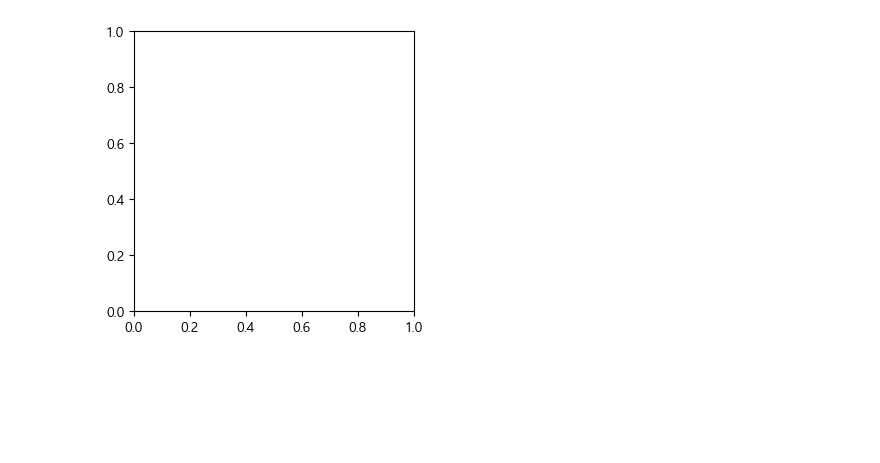
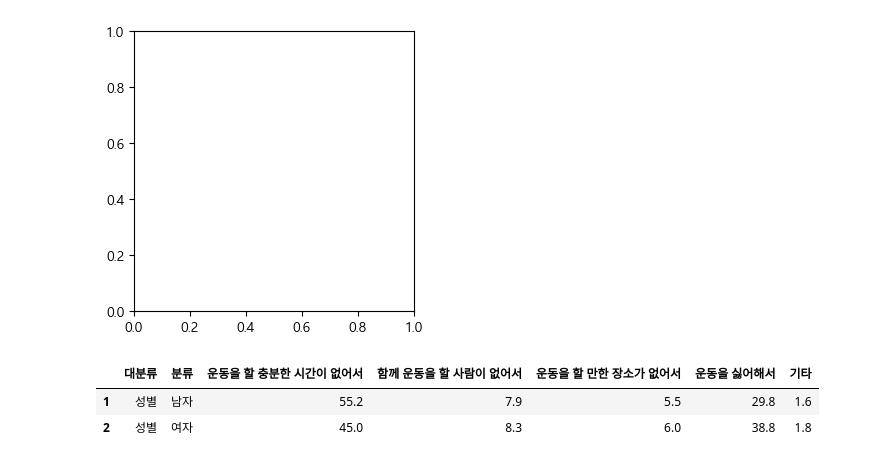
Before and after one commit to Kkaemii/SeSac_Practice, a Jupyter notebook: Mini_Project/Project_1/pandas_MP.ipynb, the cells around one changed output. Cells and saved outputs as stored; diff of their text form; code cells hidden in the pictures; blank space fills up the shorter version.

```diff
--- a/Mini_Project/Project_1/pandas_MP.ipynb
+++ b/Mini_Project/Project_1/pandas_MP.ipynb
@@ -94,6 +94,12 @@ plt.show()
 <Axes: >
 ValueError: could not convert string to float: '성별'
 [figure]
+# %%
+comp
+# %% [output]
+|  | 대분류 | 분류 | 운동을 할 충분한 시간이 없어서 | 함께 운동을 할 사람이 없어서 | 운동을 할 만한 장소가 없어서 | 운동을 싫어해서 | 기타 |
+| 1 | 성별 | 남자 | 55.2 | 7.9 | 5.5 | 29.8 | 1.6 |
+| 2 | 성별 | 여자 | 45.0 | 8.3 | 6.0 | 38.8 | 1.8 |
 # %%
 #성별로 분류
 male =df[df['분류']=='남자'].iloc[:,1:]
```
Also changed, not shown: parts of 9 cells of this notebook, 4 other files.
